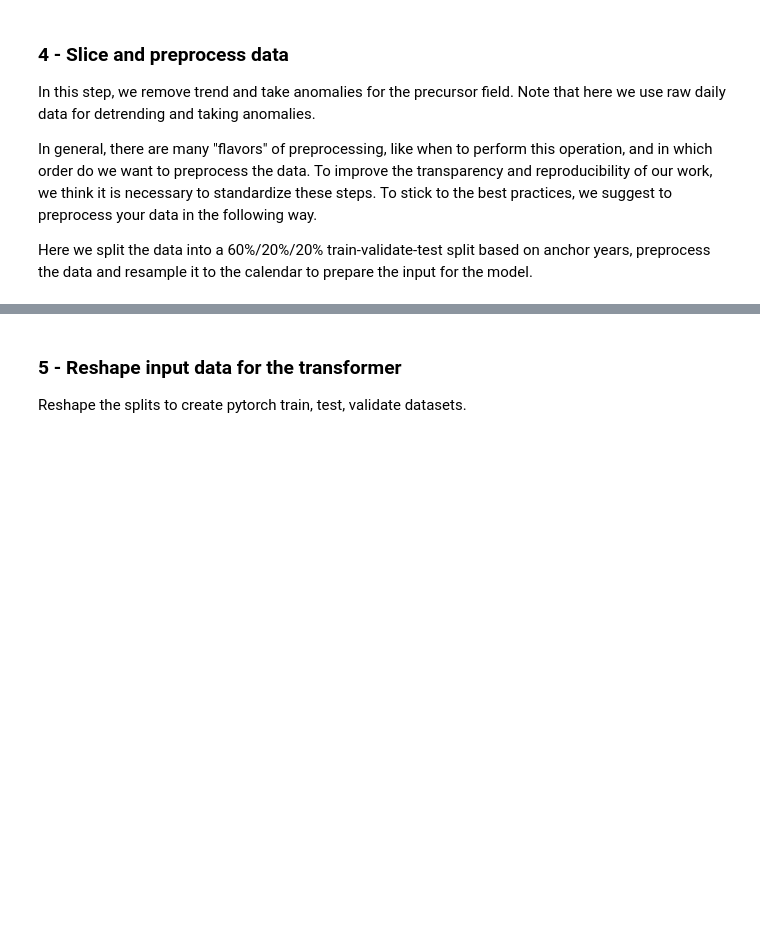
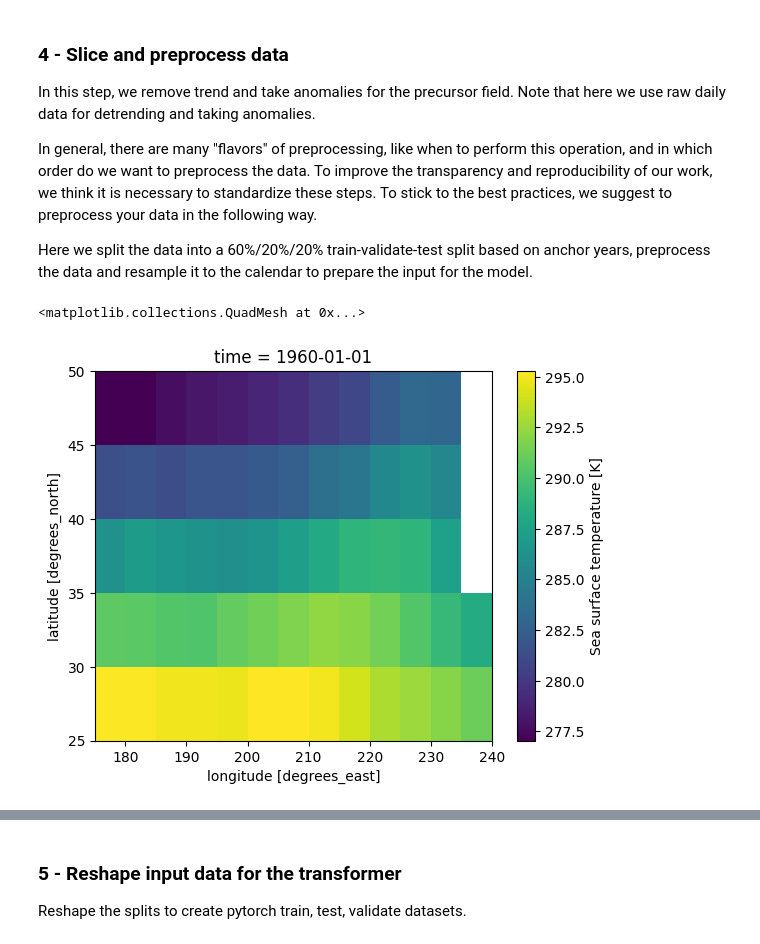
Before and after one commit to AI4S2S/cookbook, a Jupyter notebook: workflow/pred_temperature_transformer.ipynb, the cells around one changed output, grey strips where cells are left out. Drawn from its saved outputs; the diff is of its cells as text; code cells hidden in the pictures; blank space fills up the shorter version.

```diff
--- a/workflow/pred_temperature_transformer.ipynb
+++ b/workflow/pred_temperature_transformer.ipynb
@@ -149,7 +153,12 @@ def preprocess_data(preprocessor, X_data, y_data):
 # %%
 # Create train-test-validaton split
 train_slice, test_slice, valid_slice = train_test_split(calendar, precursor_field)
 target_train_slice, target_test_slice, target_valid_slice = train_test_split(calendar, target_field)
+
+train_slice[0].plot()
+# %% [output]
+<matplotlib.collections.QuadMesh at 0x...>
+[figure, added]
 # %%
 # create preprocessor
 preprocessor = preprocess.Preprocessor(
```
Also changed, not shown: parts of 11 cells of this notebook.
